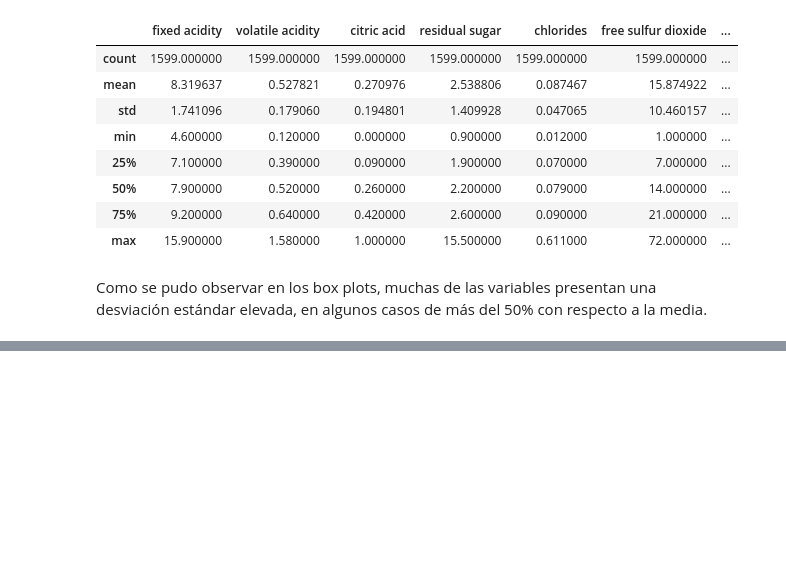
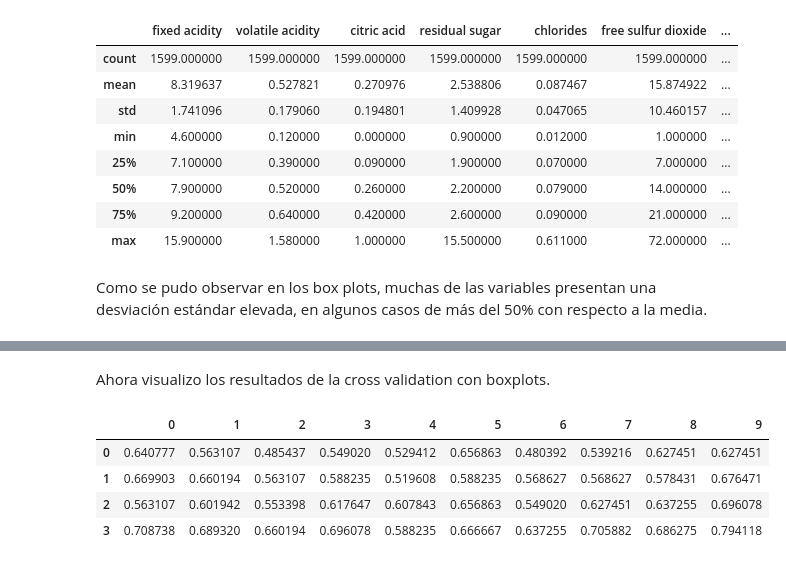
Before and after one commit to etorriglia/Programacion_Python_II, a Jupyter notebook: Predictor/clasificador_de_vinos.ipynb, the cells around one changed output, grey strips where cells are left out. Saved outputs shown, nothing was run; the diff lists cells and outputs as text; code cells hidden in the pictures; blank space fills up the shorter version.

```diff
--- a/Predictor/clasificador_de_vinos.ipynb
+++ b/Predictor/clasificador_de_vinos.ipynb
@@ -99,0 +214,11 @@ Como se pudo observar en los box plots, muchas de las variables presentan una de
+# %% [markdown]
+Ahora visualizo los resultados de la cross validation con boxplots.
+# %%
+results= pd.DataFrame(results)
+results
+# %% [output]
+|  | 0 | 1 | 2 | 3 | 4 | 5 | 6 | 7 | 8 | 9 |
+| 0 | 0.640777 | 0.563107 | 0.485437 | 0.549020 | 0.529412 | 0.656863 | 0.480392 | 0.539216 | 0.627451 | 0.627451 |
+| 1 | 0.669903 | 0.660194 | 0.563107 | 0.588235 | 0.519608 | 0.588235 | 0.568627 | 0.568627 | 0.578431 | 0.676471 |
+| 2 | 0.563107 | 0.601942 | 0.553398 | 0.617647 | 0.607843 | 0.656863 | 0.549020 | 0.627451 | 0.637255 | 0.696078 |
+| 3 | 0.708738 | 0.689320 | 0.660194 | 0.696078 | 0.588235 | 0.666667 | 0.637255 | 0.705882 | 0.686275 | 0.794118 |
```
Also changed, not shown: parts of 28 cells of this notebook.
